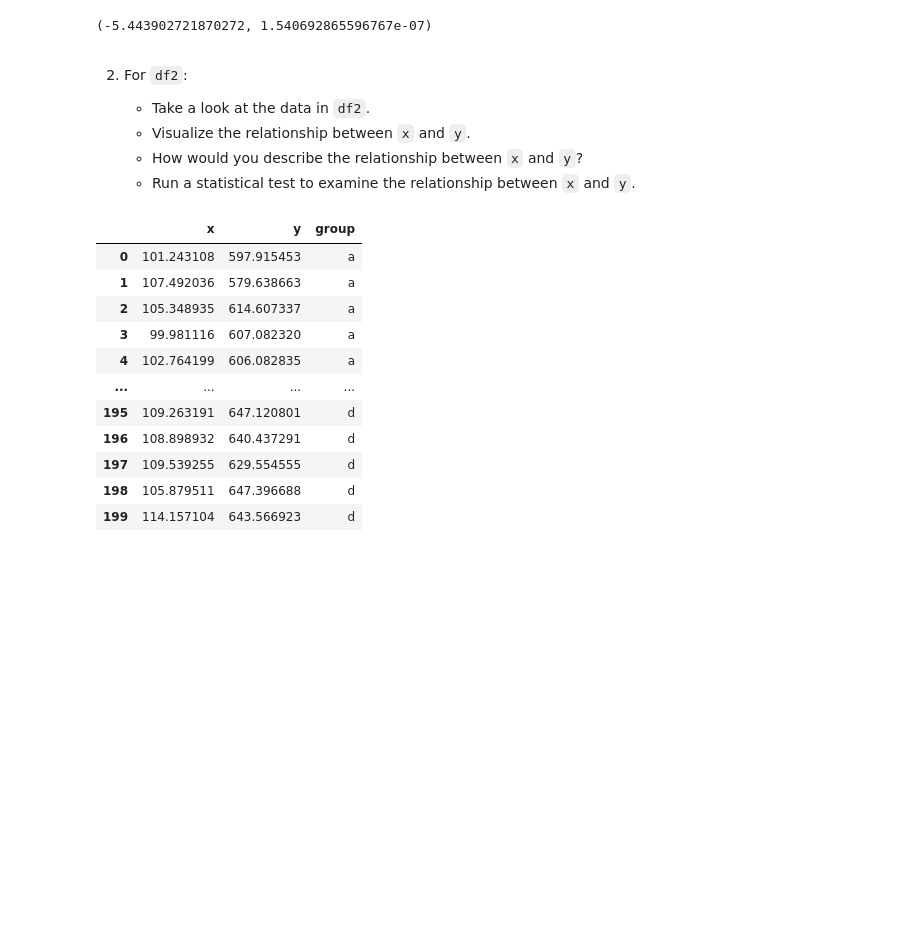
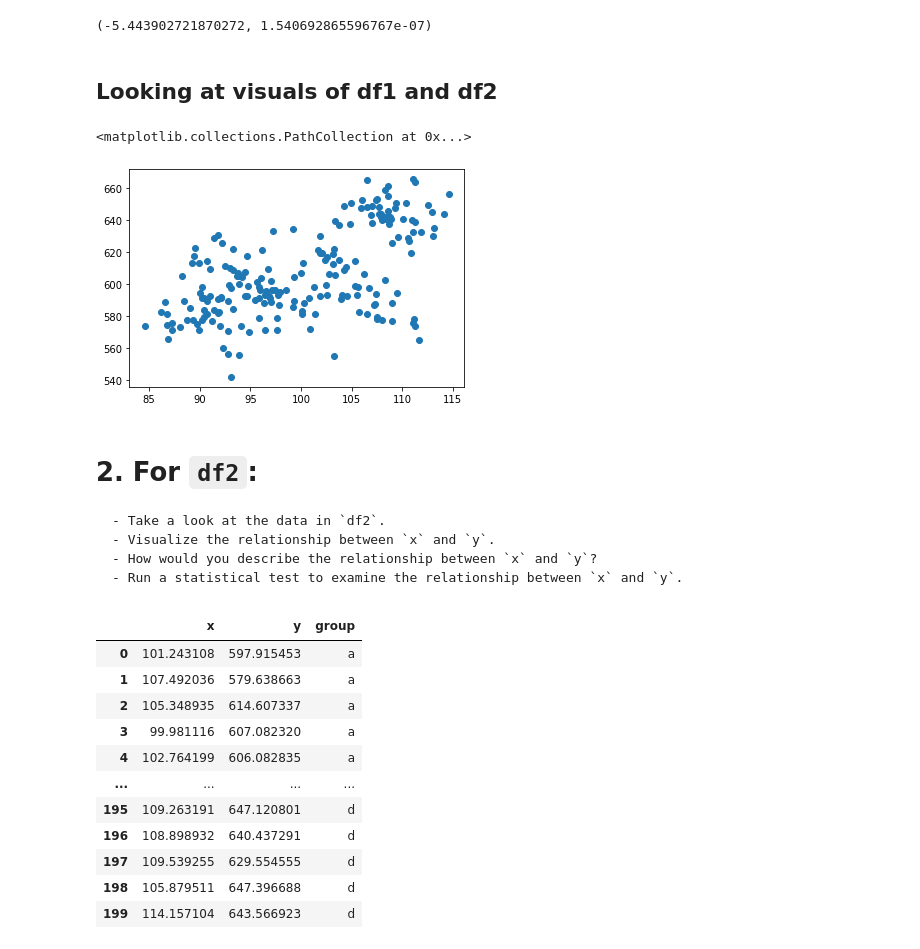
Before and after one commit to LinhQuach13/advanced-topics, a Jupyter notebook: exercise.ipynb, the cells around one changed output. Drawn from its saved outputs; the diff is of its cells as text; code cells hidden in the pictures; blank space fills up the shorter version.

```diff
--- a/exercise.ipynb
+++ b/exercise.ipynb
@@ -110,8 +117,15 @@ t, p = stats.ttest_ind(x1, x2, equal_var= False)
 t,p
 # %% [output]
 (-5.443902721870272, 1.540692865596767e-07)
+# %% [markdown]
+## Looking at visuals of df1 and df2
+# %%
+plt.scatter(df2.x, df2.y)
+# %% [output]
+<matplotlib.collections.PathCollection at 0x...>
+[figure, added]
 # %% [markdown]
-2. For `df2`:
+# 2. For `df2`:
 
     - Take a look at the data in `df2`.
     - Visualize the relationship between `x` and `y`.
```
Also changed, not shown: parts of 11 cells of this notebook.
